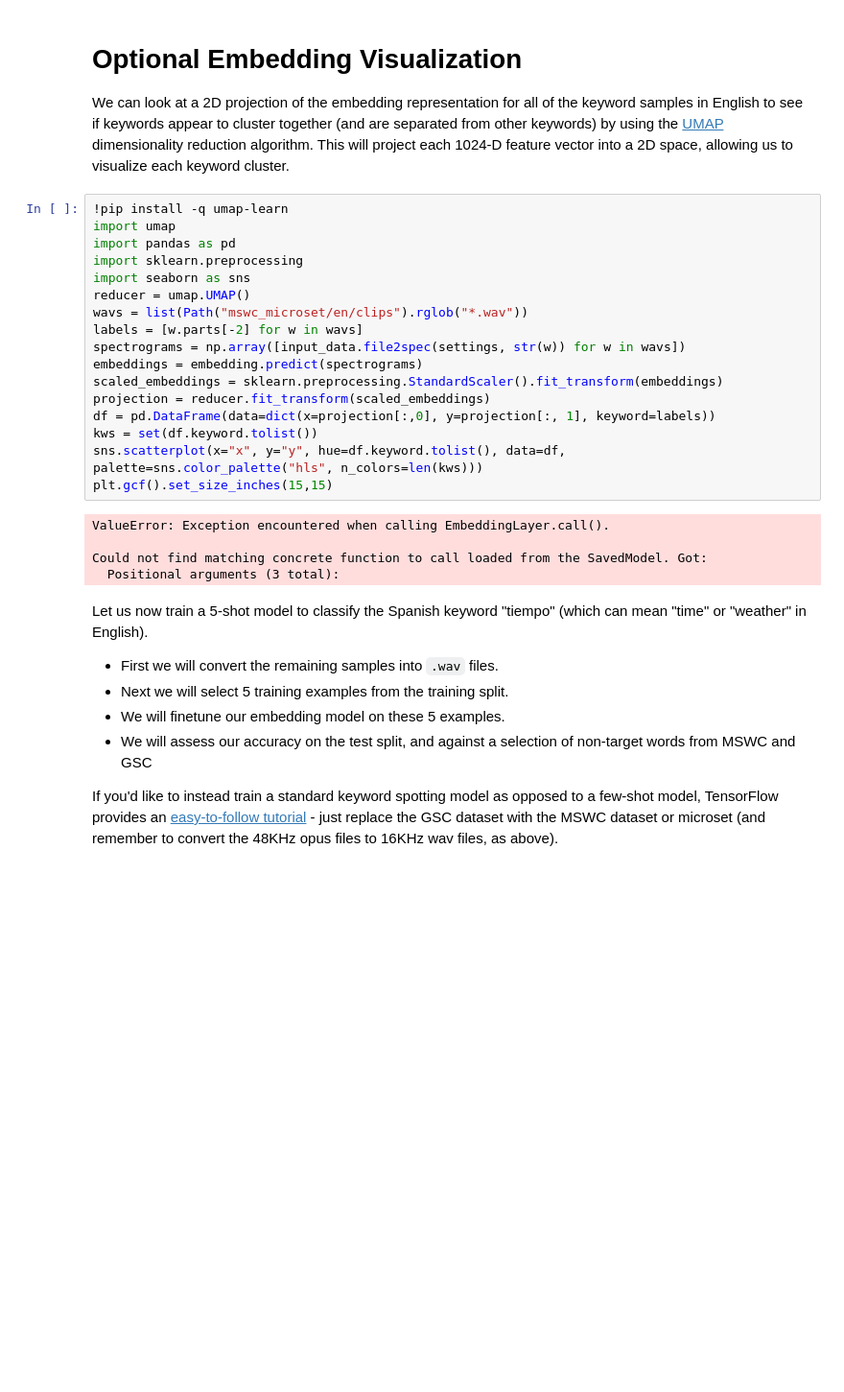
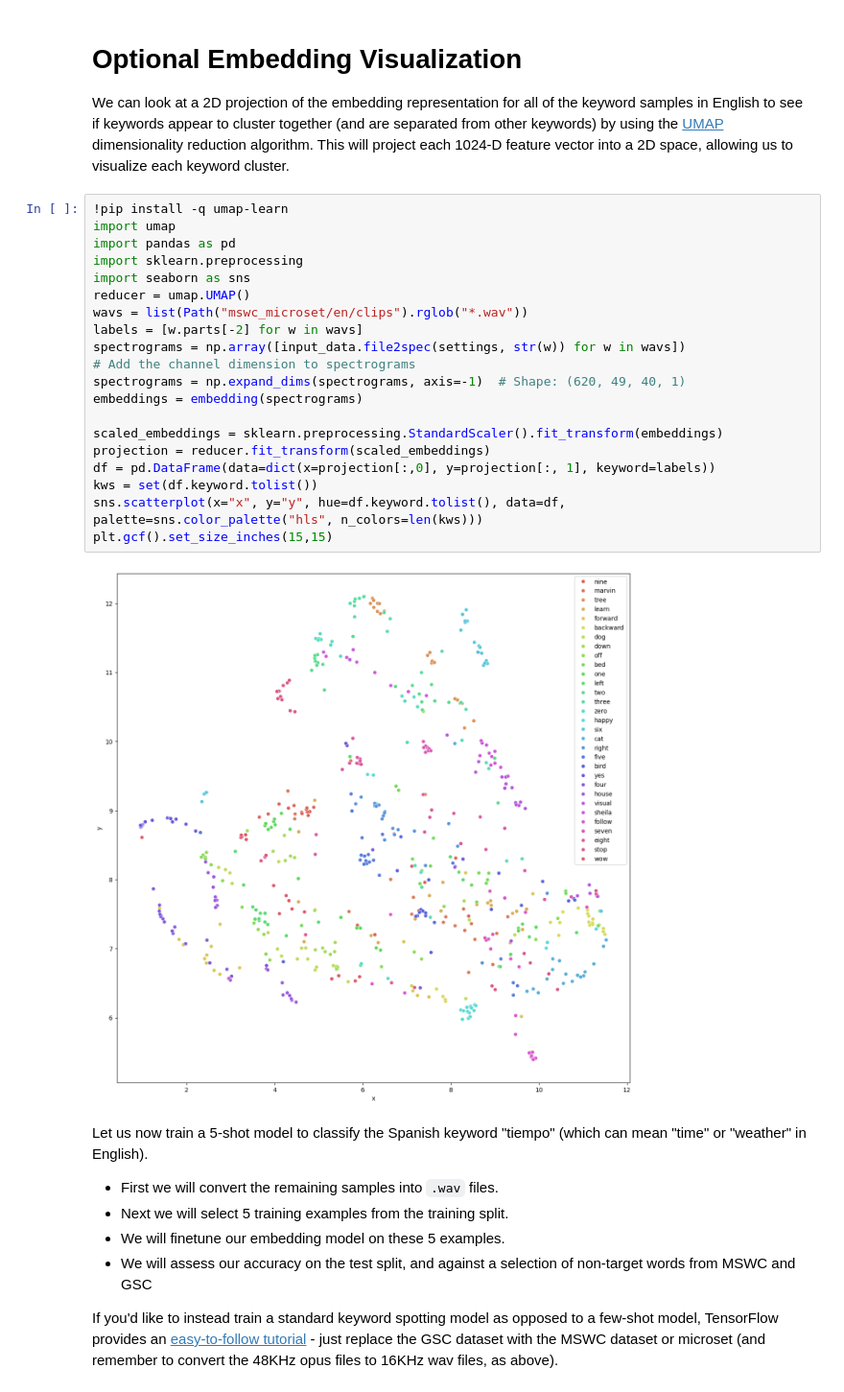
Before and after one commit to ard9/Ard9-cv, a Jupyter notebook: multilingual_kws_intro_tutorial.ipynb, the cells around one changed output. Shown at 96% size. Drawn from its saved outputs; the diff is of its cells as text; blank space fills up the shorter version.

```diff
--- a/multilingual_kws_intro_tutorial.ipynb
+++ b/multilingual_kws_intro_tutorial.ipynb
@@ -315,25 +315,25 @@ We can look at a 2D projection of the embedding representation for all of the ke
 # %%
 !pip install -q umap-learn
 import umap
 import pandas as pd
 import sklearn.preprocessing
 import seaborn as sns
 reducer = umap.UMAP()
 wavs = list(Path("mswc_microset/en/clips").rglob("*.wav"))
 labels = [w.parts[-2] for w in wavs]
 spectrograms = np.array([input_data.file2spec(settings, str(w)) for w in wavs])
-embeddings = embedding.predict(spectrograms)
+# Add the channel dimension to spectrograms
+spectrograms = np.expand_dims(spectrograms, axis=-1)  # Shape: (620, 49, 40, 1)
+embeddings = embedding(spectrograms)
+
 scaled_embeddings = sklearn.preprocessing.StandardScaler().fit_transform(embeddings)
 projection = reducer.fit_transform(scaled_embeddings)
 df = pd.DataFrame(data=dict(x=projection[:,0], y=projection[:, 1], keyword=labels))
 kws = set(df.keyword.tolist())
 sns.scatterplot(x="x", y="y", hue=df.keyword.tolist(), data=df, palette=sns.color_palette("hls", n_colors=len(kws)))
 plt.gcf().set_size_inches(15,15)
 # %% [output]
-ValueError: Exception encountered when calling EmbeddingLayer.call().
-
-Could not find matching concrete function to call loaded from the SavedModel. Got:
-  Positional arguments (3 total):
+[figure, added]
 # %% [markdown]
 Let us now train a 5-shot model to classify the Spanish keyword "tiempo" (which can mean "time" or "weather" in English).
 * First we will convert the remaining samples into `.wav` files.
```
Also changed, not shown: parts of 1 cell of this notebook.
